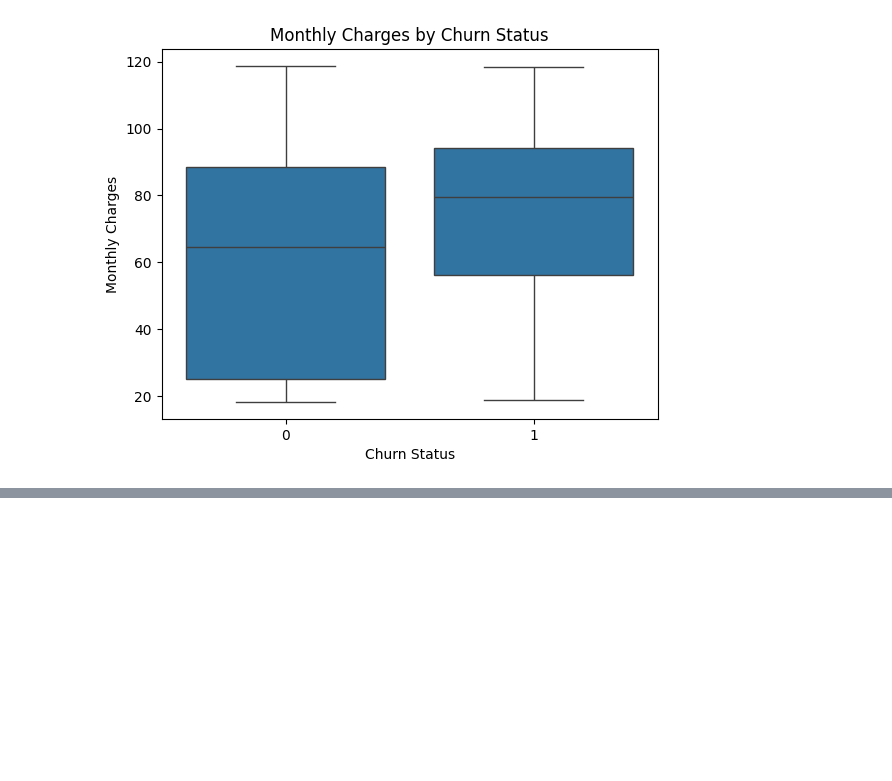
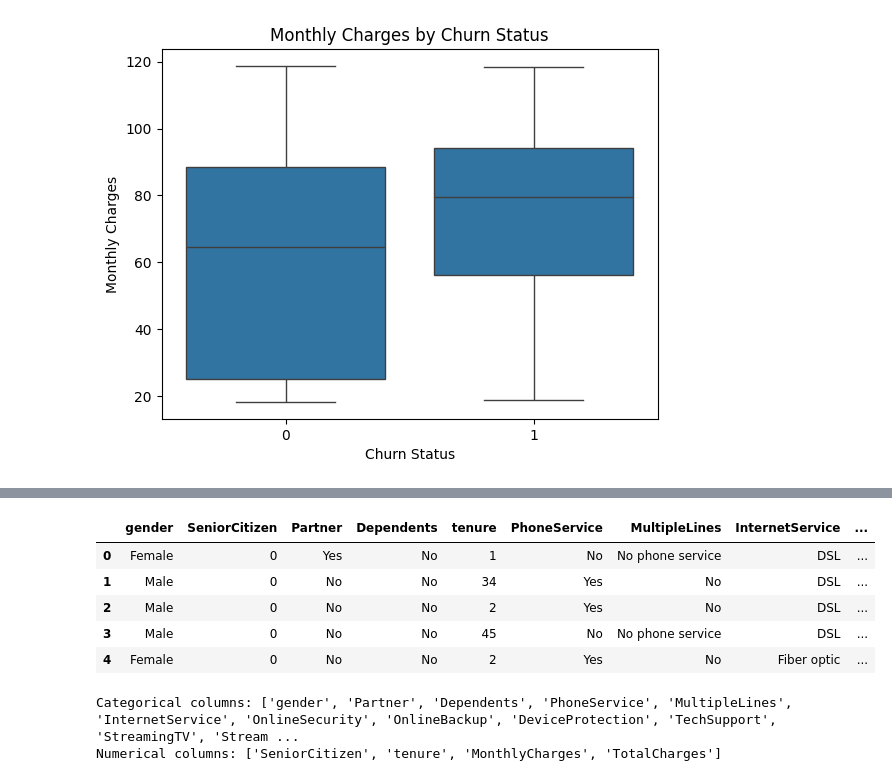
Before and after one commit to 25f2006527/telco-customer-churn, a Jupyter notebook: notebook.ipynb, the cells around one changed output, grey strips where cells are left out. Saved outputs shown, nothing was run; the diff lists cells and outputs as text; code cells hidden in the pictures; blank space fills up the shorter version.

```diff
--- a/notebook.ipynb
+++ b/notebook.ipynb
@@ -123,0 +139,10 @@ plt.show()
+# %%
+df_model = df.drop(columns=['customerID'])
+df_model.head()
+# %% [output]
+|  | gender | SeniorCitizen | Partner | Dependents | tenure | PhoneService | MultipleLines | InternetService | ... |
+| 0 | Female | 0 | Yes | No | 1 | No | No phone service | DSL | ... |
+| 1 | Male | 0 | No | No | 34 | Yes | No | DSL | ... |
+| 2 | Male | 0 | No | No | 2 | Yes | No | DSL | ... |
+| 3 | Male | 0 | No | No | 45 | No | No phone service | DSL | ... |
+| 4 | Female | 0 | No | No | 2 | Yes | No | Fiber optic | ... |
@@ -123,0 +152,9 @@ plt.show()
+# %%
+categorical_cols = x.select_dtypes(include=['object']).columns.tolist()
+numerical_cols = x.select_dtypes(include=['int64', 'float64']).columns.tolist()
+
+print(f"Categorical columns: {categorical_cols}")
+print(f"Numerical columns: {numerical_cols}")
+# %% [output]
+Categorical columns: ['gender', 'Partner', 'Dependents', 'PhoneService', 'MultipleLines', 'InternetService', 'OnlineSecurity', 'OnlineBackup', 'DeviceProtection', 'TechSupport', 'StreamingTV', 'Stream ...
+Numerical columns: ['SeniorCitizen', 'tenure', 'MonthlyCharges', 'TotalCharges']
```
Also changed, not shown: parts of 14 cells of this notebook, 2 other files.
